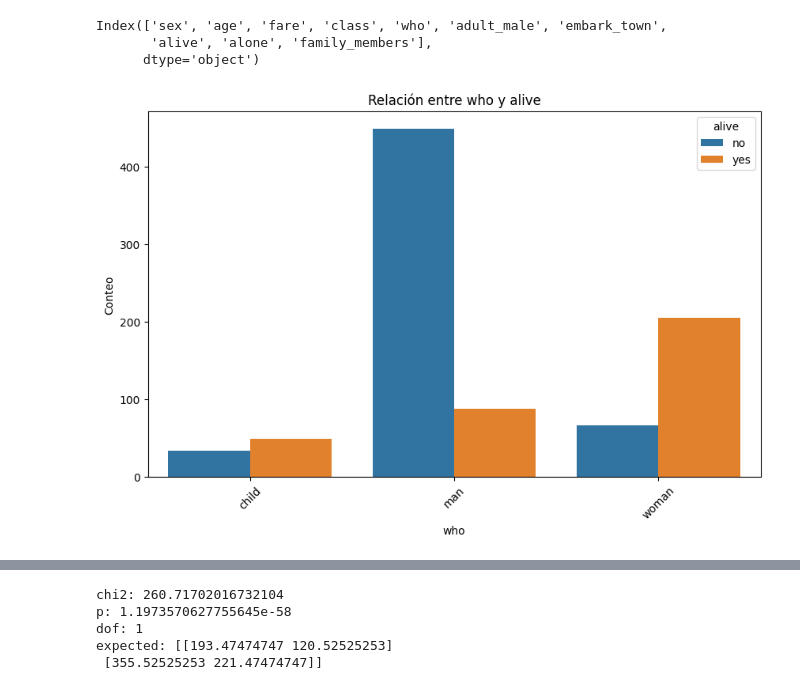
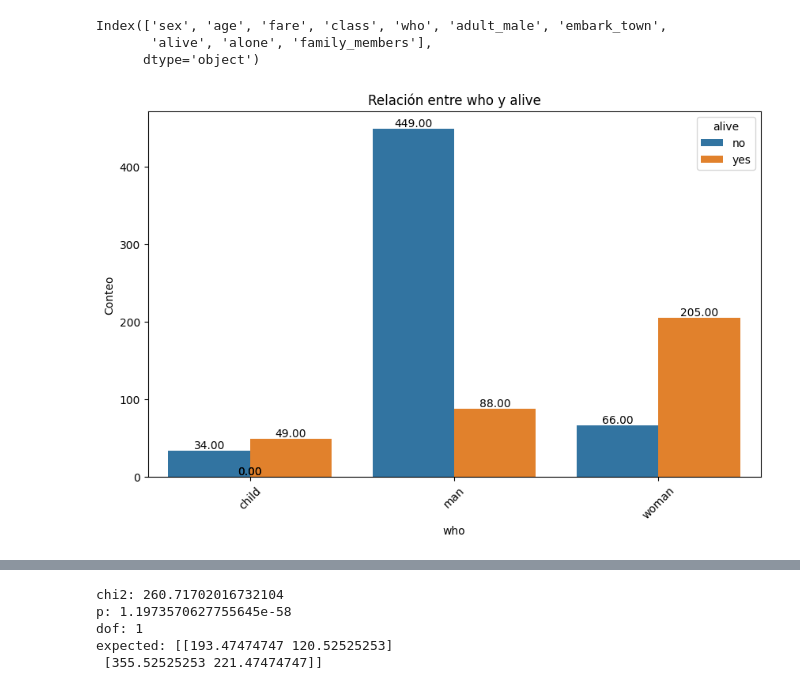
Before and after one commit to guicnw/ONLINE_DS_THEBRIDGE_GUILLERMO, a Jupyter notebook: Sprint_7/Sprint7_Unidad_02/Practica_Obligatoria_Sprint7_Unidad_1/18_Practica_Obligatoria_Multivariante.ipynb, the cells around one changed output, grey strips where cells are left out. Cells and saved outputs as stored; diff of their text form; code cells hidden in the pictures.

```diff
--- a/Sprint_7/Sprint7_Unidad_02/Practica_Obligatoria_Sprint7_Unidad_1/18_Practica_Obligatoria_Multivariante.ipynb
+++ b/Sprint_7/Sprint7_Unidad_02/Practica_Obligatoria_Sprint7_Unidad_1/18_Practica_Obligatoria_Multivariante.ipynb
@@ -143,6 +143,6 @@ Index(['sex', 'age', 'fare', 'class', 'who', 'adult_male', 'embark_town',
       dtype='object')
 # %%
 #1
-bcamp.plot_categorical_relationship_fin(df_titanic,'who','alive')
+bcamp.plot_categorical_relationship_fin(df_titanic,'who','alive',show_values=True)
 # %% [output]
-[figure, old version]
+[figure, new version]
```
Also changed, not shown: parts of 44 cells of this notebook.
